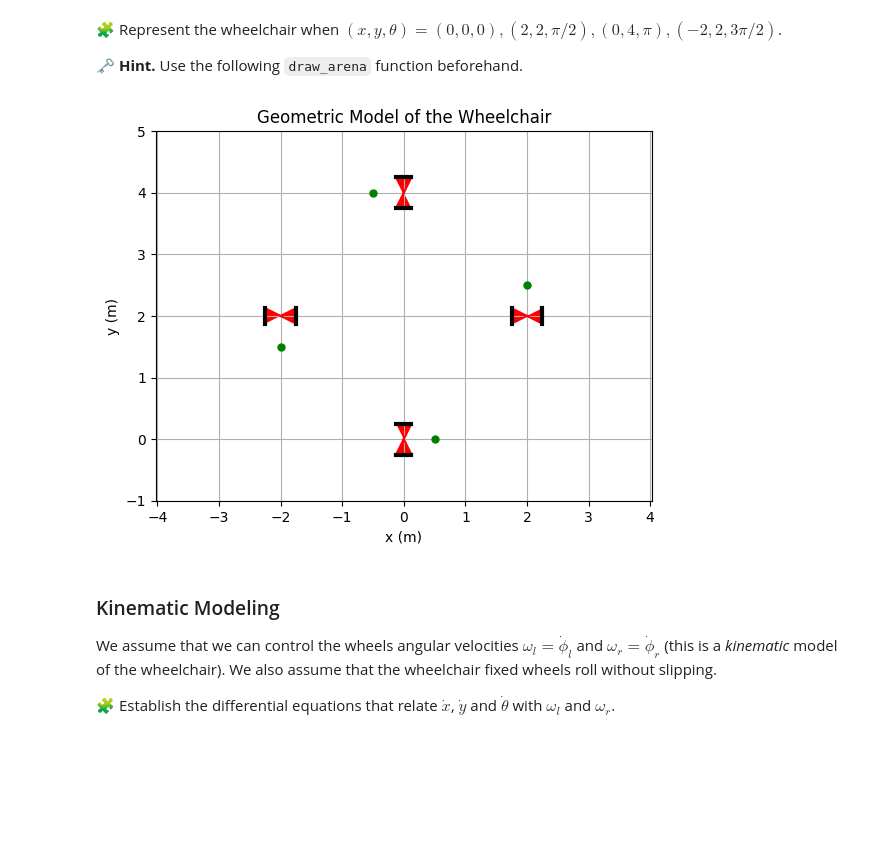
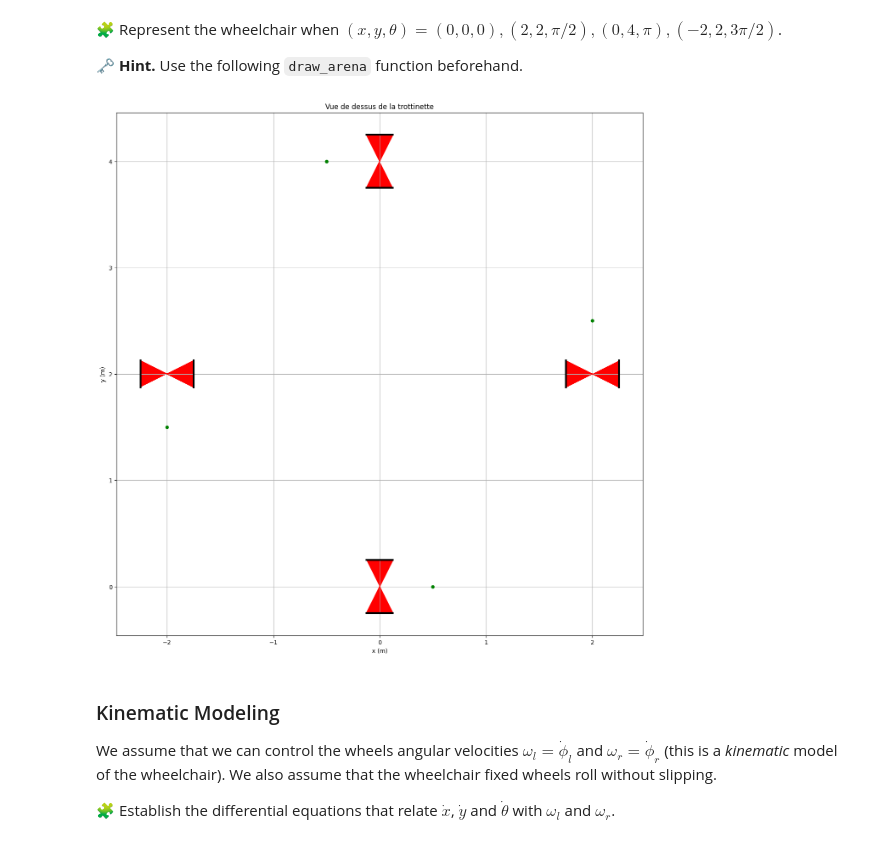
Before and after one commit to Adellah-bellahmama/control-engineering-with-python-project-2023-2024, a Jupyter notebook: Project-part-1.ipynb, the cells around one changed output. Drawn from its saved outputs; the diff is of its cells as text; code cells hidden in the pictures; blank space fills up the shorter version.

```diff
--- a/Project-part-1.ipynb
+++ b/Project-part-1.ipynb
@@ -122,32 +121,21 @@ def draw_arena(xmin, xmax, ymin, ymax):
     xticks(arange(xmin, xmax+1, 1))
     yticks(arange(ymin, ymax+1, 1))
     grid(True)
-# %%
-positions = [(0, 0, 0), (2, 2, np.pi/2), (0, 4, np.pi), (-2, 2, 3*np.pi/2)]
-# Calculer les limites des axes pour centrer les trottinettes
-x_min = min(pos[0] for pos in positions)
-x_max = max(pos[0] for pos in positions)
-y_min = min(pos[1] for pos in positions)
-y_max = max(pos[1] for pos in positions)
-
-# Dessiner les trottinettes centrées
-for pos in positions:
-    draw_scooter(*pos)
-
-# Ajuster les limites des axes pour centrer les trottinettes
-plt.xlim(x_min - 1, x_max + 1)
-plt.ylim(y_min - 1, y_max + 1)
-
-# Configuration des axes
-plt.xlabel('x (m)')
-plt.ylabel('y (m)')
-plt.title('Geometric Model of the Wheelchair')
-plt.grid(True)
-
-# Afficher le graphique
-plt.show()
-# %% [output]
-[figure, removed]
+# %%
+# Call draw_arena function to draw the arena
+draw_arena(-5, 5, -5, 5)
+
+# Define positions (x, y, θ)
+positions = [(0, 0, 0), (2, 2, np.pi/2), (0, 4, np.pi), (-2, 2, 3*np.pi/2)]
+
+# Call draw_scooter function for each position
+for pos in positions:
+    draw_scooter(*pos)
+
+# Show the plot
+plt.show()
+# %% [output]
+[figure, added]
 # %% [markdown]
 ### Kinematic Modeling
 
```
Also changed, not shown: parts of 9 cells of this notebook.
